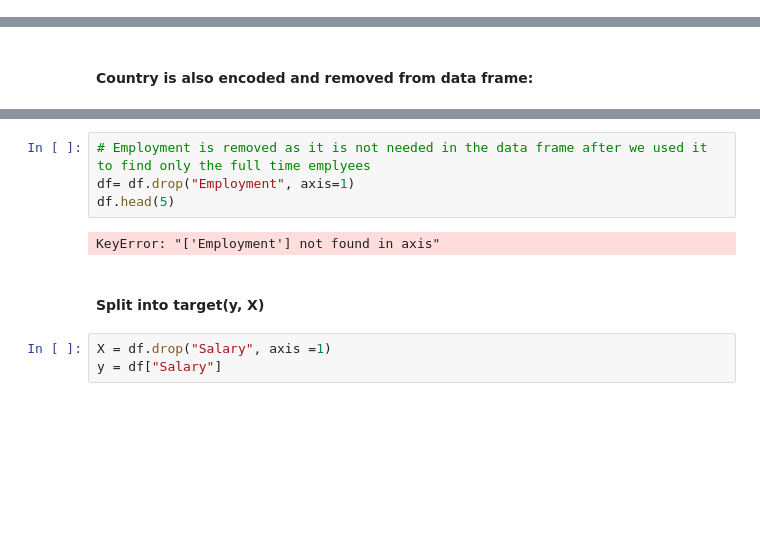
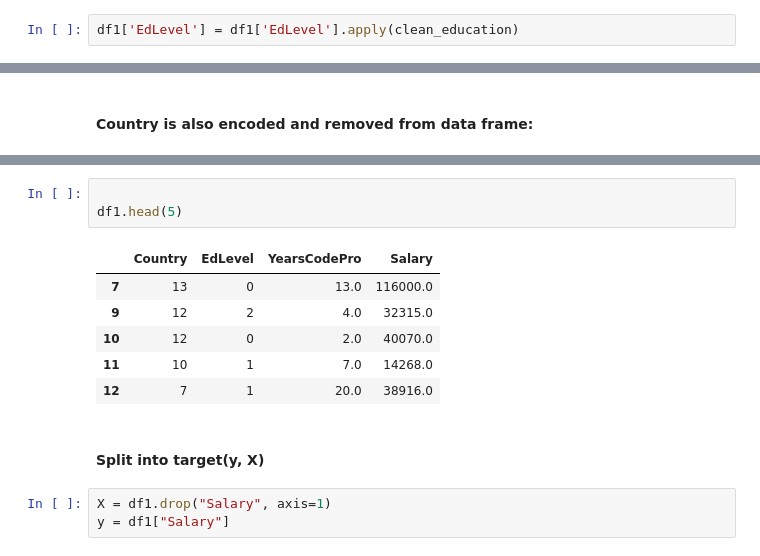
Before and after one commit to Estellerl/SalaryPredictor, a Jupyter notebook: SalaryPredictor.ipynb, the cells around one changed output, grey strips where cells are left out. Drawn from its saved outputs; the diff is of its cells as text; blank space fills up the shorter version.

```diff
--- a/SalaryPredictor.ipynb
+++ b/SalaryPredictor.ipynb
@@ -236,3 +246,5 @@ TypeError: argument of type 'float' is not iterable
+# %%
+df1['EdLevel'] = df1['EdLevel'].apply(clean_education)
 # %% [markdown]
 These are then encoded into levels
 # %%
@@ -254,14 +267,18 @@ df = df.drop("Country", axis=1)
 # %%
-# Employment is removed as it is not needed in the data frame after we used it to find only the full time emplyees
-df= df.drop("Employment", axis=1)
-df.head(5)
+
+df1.head(5)
 # %% [output]
-KeyError: "['Employment'] not found in axis"
+|  | Country | EdLevel | YearsCodePro | Salary |
+| 7 | 13 | 0 | 13.0 | 116000.0 |
+| 9 | 12 | 2 | 4.0 | 32315.0 |
+| 10 | 12 | 0 | 2.0 | 40070.0 |
+| 11 | 10 | 1 | 7.0 | 14268.0 |
+| 12 | 7 | 1 | 20.0 | 38916.0 |
 # %% [markdown]
 #### Split into target(y, X)
-# %%
-X = df.drop("Salary", axis =1)
-y = df["Salary"]
+# %%
+X = df1.drop("Salary", axis=1)
+y = df1["Salary"]
 # %%
 #first fit the data
 from sklearn.linear_model import LinearRegression
```
Also changed, not shown: parts of 38 cells of this notebook, 1 other file.
